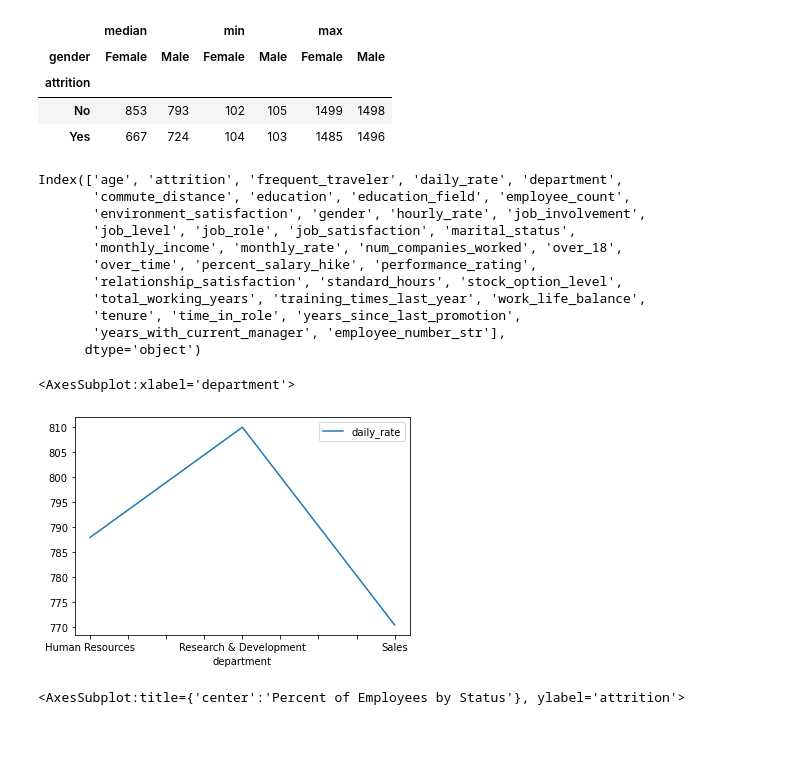
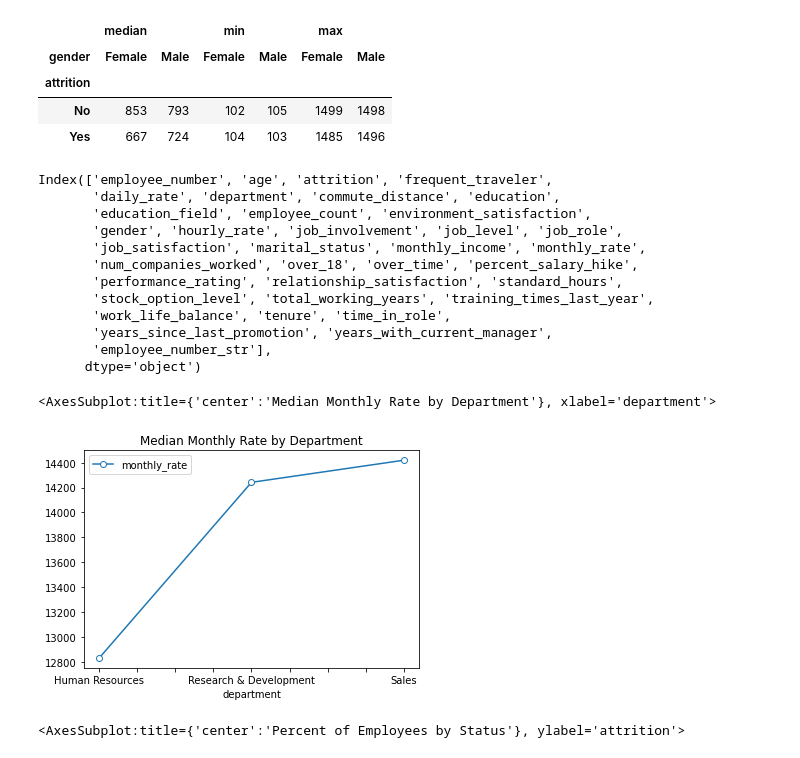
Before and after one commit to NicoleRL25/python_for_excel_users, a Jupyter notebook: code/intro_to_pandas.ipynb, the cells around one changed output. Cells and saved outputs as stored; diff of their text form; code cells hidden in the pictures.

Commit message:
Added attrition analysis and some notes on python and libraries
Performed walk through of an analysis using pandas at a high level

```diff
--- a/code/intro_to_pandas.ipynb
+++ b/code/intro_to_pandas.ipynb
@@ -1066,4 +1067,4 @@ employees.set_index('employee_number', inplace = True)
 # %%
 # resets index to a numeric value
 # and moves the original index to a column in the DataFrame
-employees.reset_index()
+employees = employees.reset_index()
@@ -1305,25 +1299,28 @@ employees.pivot_table(index= 'attrition',
 # %%
 employees.columns
 # %% [output]
-Index(['age', 'attrition', 'frequent_traveler', 'daily_rate', 'department',
-       'commute_distance', 'education', 'education_field', 'employee_count',
-       'environment_satisfaction', 'gender', 'hourly_rate', 'job_involvement',
-       'job_level', 'job_role', 'job_satisfaction', 'marital_status',
-       'monthly_income', 'monthly_rate', 'num_companies_worked', 'over_18',
-       'over_time', 'percent_salary_hike', 'performance_rating',
-       'relationship_satisfaction', 'standard_hours', 'stock_option_level',
-       'total_working_years', 'training_times_last_year', 'work_life_balance',
-       'tenure', 'time_in_role', 'years_since_last_promotion',
-       'years_with_current_manager', 'employee_number_str'],
+Index(['employee_number', 'age', 'attrition', 'frequent_traveler',
+       'daily_rate', 'department', 'commute_distance', 'education',
+       'education_field', 'employee_count', 'environment_satisfaction',
+       'gender', 'hourly_rate', 'job_involvement', 'job_level', 'job_role',
+       'job_satisfaction', 'marital_status', 'monthly_income', 'monthly_rate',
+       'num_companies_worked', 'over_18', 'over_time', 'percent_salary_hike',
+       'performance_rating', 'relationship_satisfaction', 'standard_hours',
+       'stock_option_level', 'total_working_years', 'training_times_last_year',
+       'work_life_balance', 'tenure', 'time_in_role',
+       'years_since_last_promotion', 'years_with_current_manager',
+       'employee_number_str'],
       dtype='object')
 # %%
-# calculates the median daily rate and average tenure by gender and attrition status
+# calculates the median monthly rate by department
 employees.pivot_table(index= 'department',
-                      values='daily_rate',
-                      aggfunc = 'median').plot()
+                      values='monthly_rate',
+                      aggfunc = 'median').plot(marker = 'o',
+                                               markerfacecolor = 'white',
+                                               title = 'Median Monthly Rate by Department')
 # %% [output]
-<AxesSubplot:xlabel='department'>
+<AxesSubplot:title={'center':'Median Monthly Rate by Department'}, xlabel='department'>
-[figure, old version]
+[figure, new version]
 # %%
 # chains the value_counts() method with the plot.pie() method to produce a pie chart
 employees.attrition.value_counts().plot.pie(title = 'Percent of Employees by Status',
```
Also changed, not shown: parts of 14 cells of this notebook, 1 other file.
